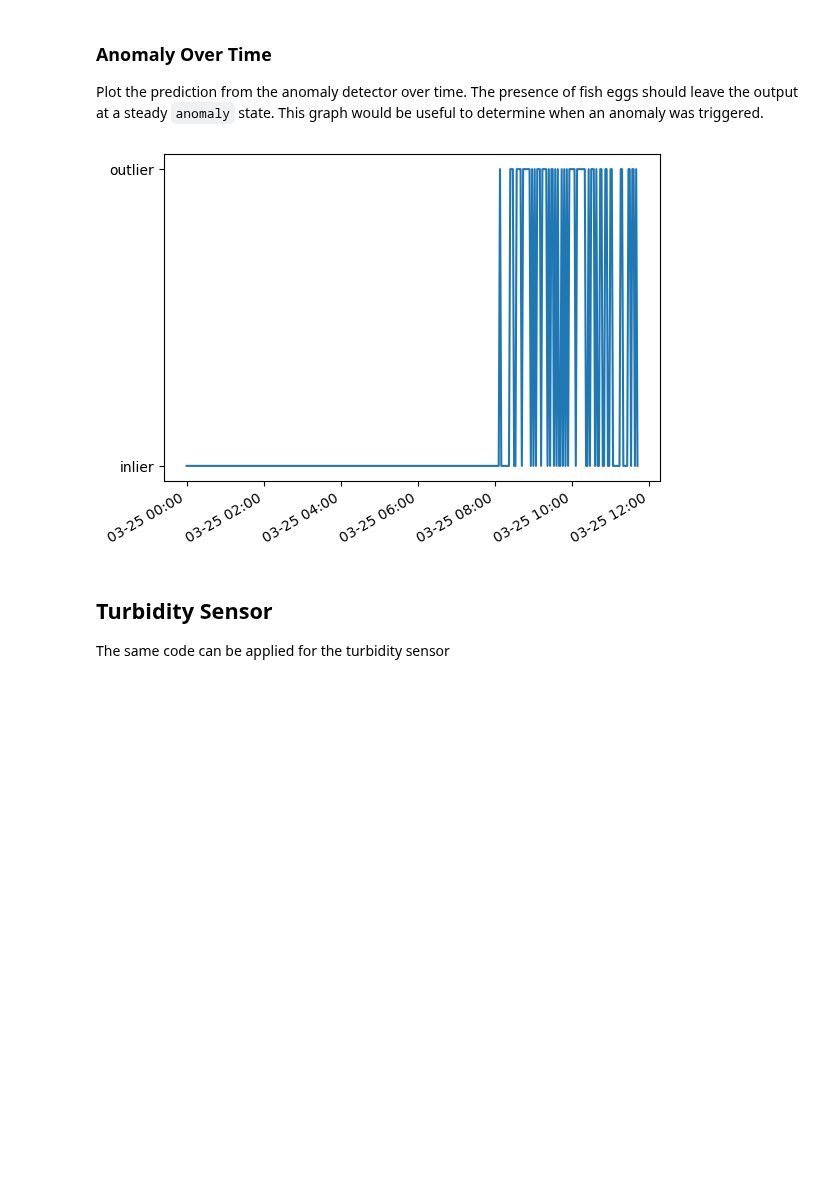
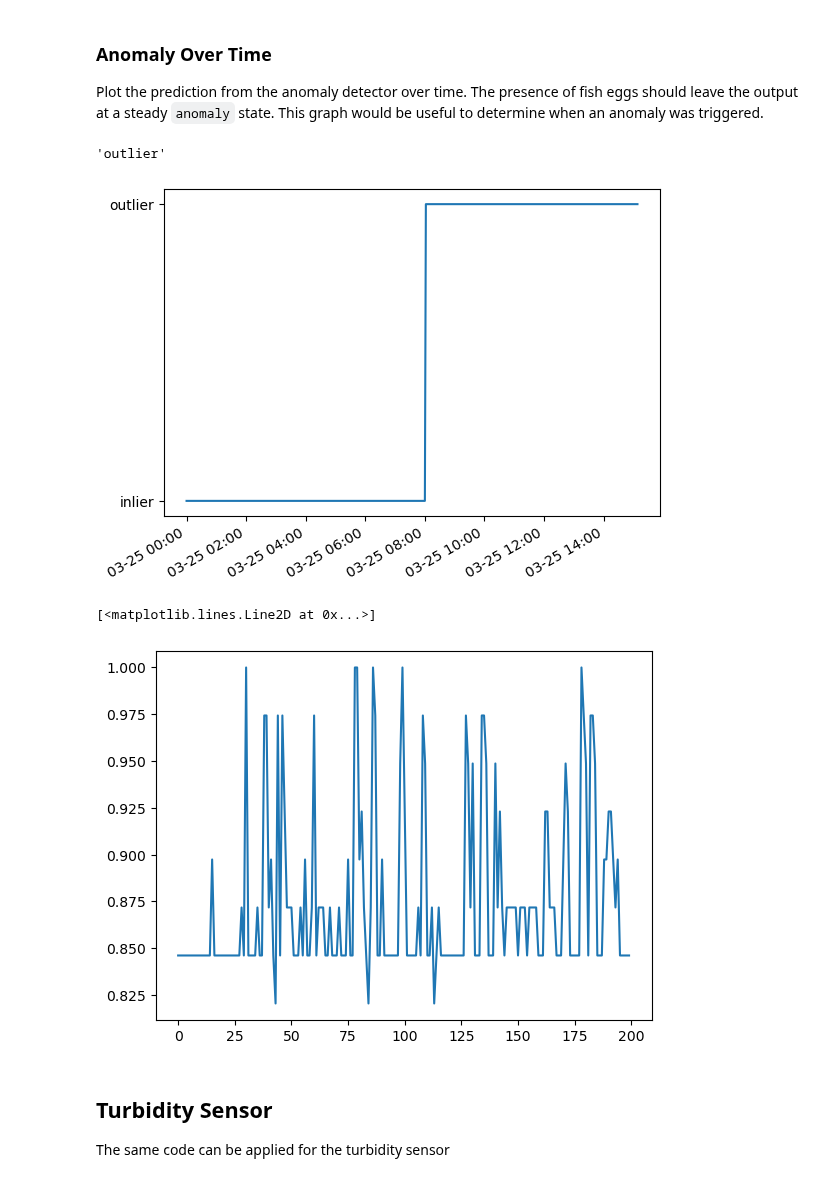
Before and after one commit to wFairmanOlin/Biomass, a Jupyter notebook: egg_eye/code/novelty_detector.ipynb, the cells around one changed output. Saved outputs shown, nothing was run; the diff lists cells and outputs as text; code cells hidden in the pictures; blank space fills up the shorter version.

```diff
--- a/egg_eye/code/novelty_detector.ipynb
+++ b/egg_eye/code/novelty_detector.ipynb
@@ -99,7 +93,7 @@ The Local Outlier Factor outputs a binary classification for outlier/inlier:
 In `X_test` the first 8 samples should be considered outliers while the remaining 2 samples are inliers. The following algorithm correctly predicts all of the test samples.
 # %%
 #TRAINING DATA
-ref = db.reference('/egg_eye_1/adcdata/')
+ref = db.reference('/egg_eye_1/fdata/')
 data = ref.order_by_key().start_at('20240322*').end_at('20240325*').get()
 keys =  list(data.keys())
 
@@ -204,22 +229,33 @@ plt.show()
 ### Anomaly Over Time
 
 Plot the prediction from the anomaly detector over time. The presence of fish eggs should leave the output at a steady `anomaly` state. This graph would be useful to determine when an anomaly was triggered.
+# %%
+output = -1
+output = 'outlier' if output == -1 else 'inlier'
+output
+# %% [output]
+'outlier'
 # %%
 result_text = ['outlier' if i == -1 else 'inlier' for i in result]
 
+
 # Set date format for x-axis labels
 date_fmt = '%m-%d %H:%M'
-# Use DateFormatter to set the data to the correct format.
+# Use DateFormatter to set the data to the correct format
 date_formatter = mdates.DateFormatter(date_fmt, tz=(pytz.timezone("US/Eastern")))
-
 
 plt.figure()
 plt.plot(X_test_dt, result_text)
 plt.gcf().autofmt_xdate()
 plt.gca().xaxis.set_major_formatter(date_formatter)
 plt.show()
+
+plt.figure()
+plt.plot(y)
 # %% [output]
-[figure, old version]
+[figure, new version]
+[<matplotlib.lines.Line2D at 0x...>]
+[figure, added]
 # %% [markdown]
 ## Turbidity Sensor
 
```
Also changed, not shown: parts of 8 cells of this notebook, 3 other files.
